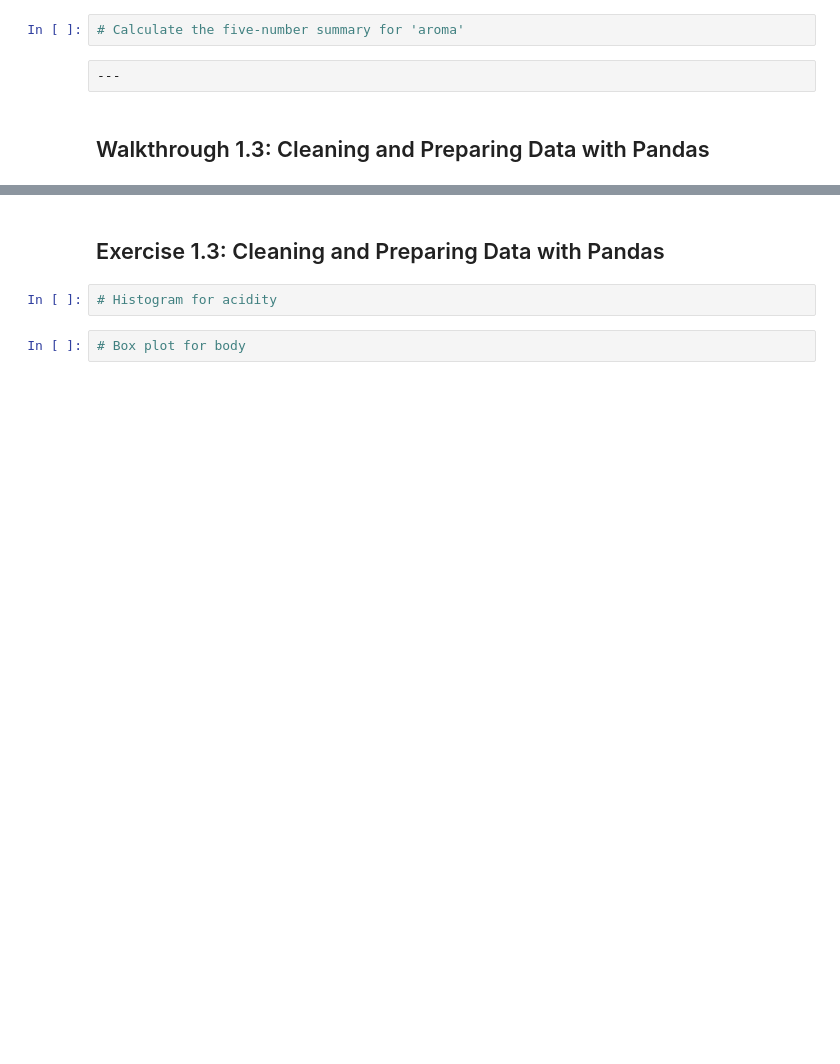
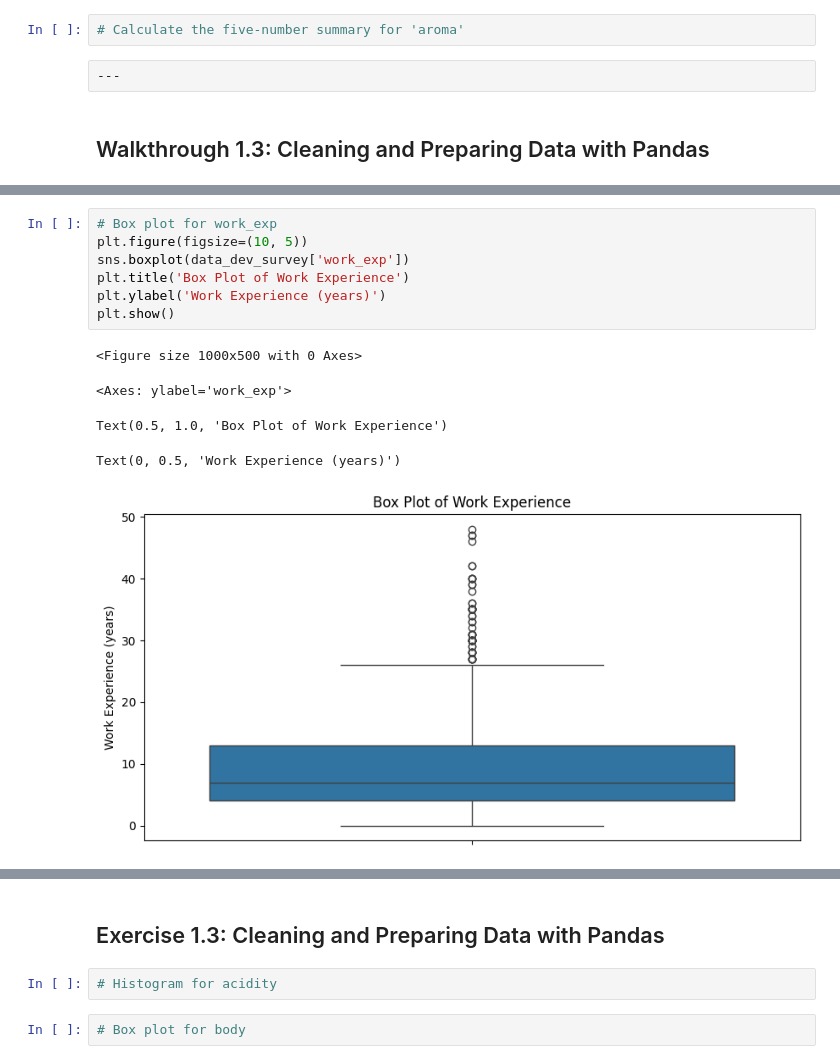
Before and after one commit to ismayc/oreilly-fundamentals-of-statistics-with-python, a Jupyter notebook: exercises.ipynb, the cells around one changed output, grey strips where cells are left out. Cells and saved outputs as stored; diff of their text form; blank space fills up the shorter version.

```diff
--- a/exercises.ipynb
+++ b/exercises.ipynb
@@ -135,0 +305,13 @@ be good to proceed here. If not, scroll up and run it.
+# %%
+# Box plot for work_exp
+plt.figure(figsize=(10, 5))
+sns.boxplot(data_dev_survey['work_exp'])
+plt.title('Box Plot of Work Experience')
+plt.ylabel('Work Experience (years)')
+plt.show()
+# %% [output]
+<Figure size 1000x500 with 0 Axes>
+<Axes: ylabel='work_exp'>
+Text(0.5, 1.0, 'Box Plot of Work Experience')
+Text(0, 0.5, 'Work Experience (years)')
+[figure, added]
```
Also changed, not shown: parts of 33 cells of this notebook, 1 other file.
